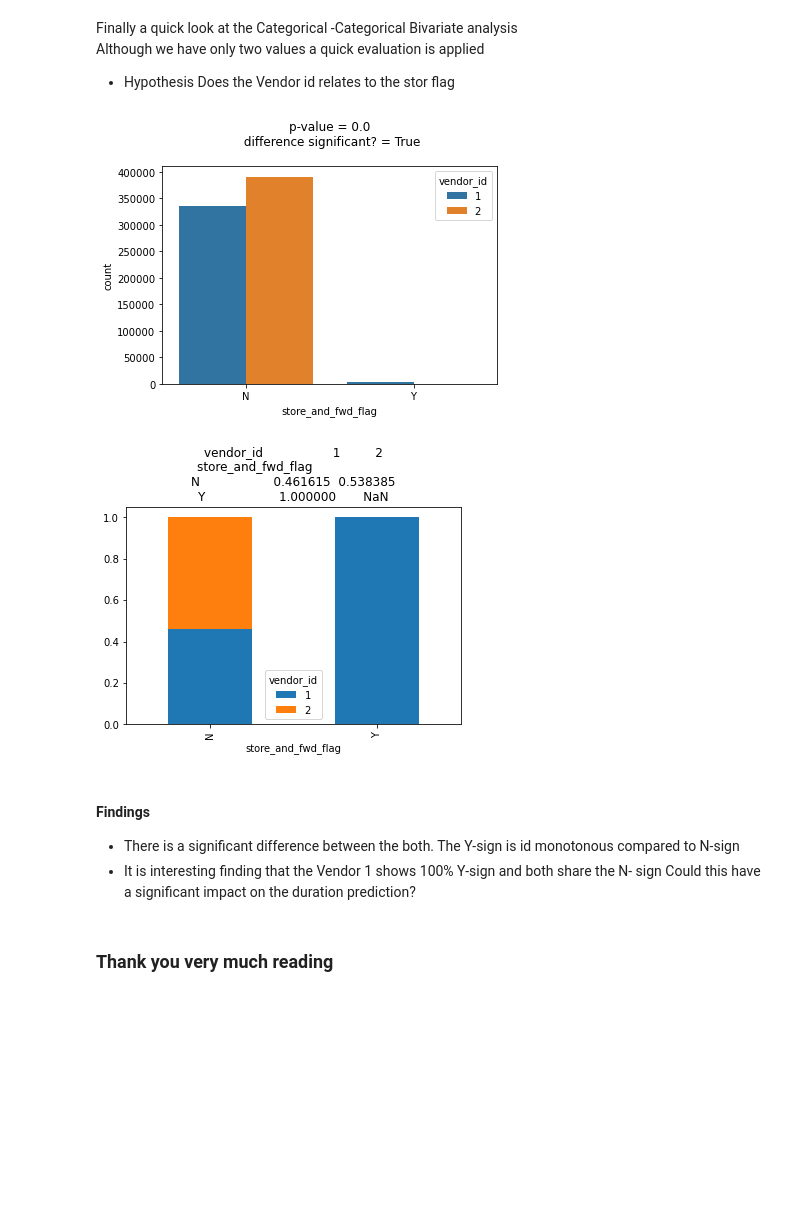
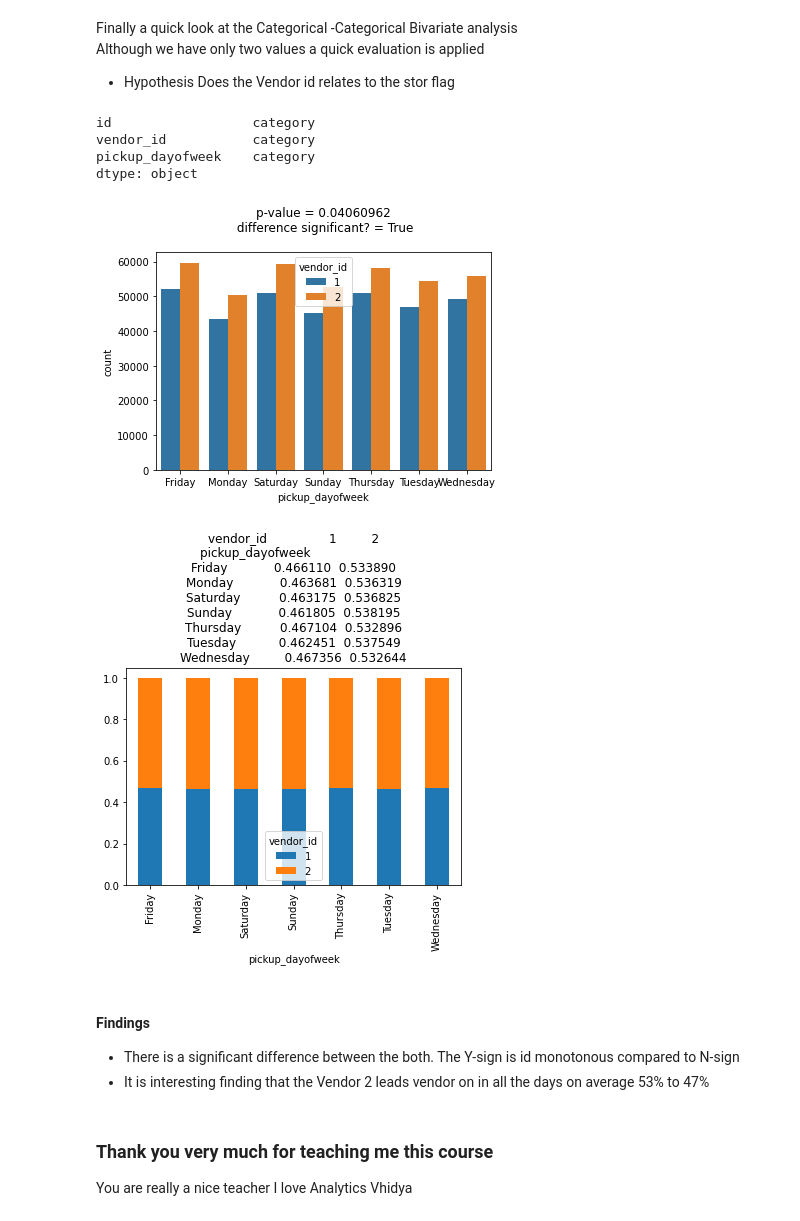
Before and after one commit to Pachinchin/Advanced-EDA, a Jupyter notebook: Taxi_trip_EDA.ipynb, the cells around one changed output. Saved outputs shown, nothing was run; the diff lists cells and outputs as text; code cells hidden in the pictures; blank space fills up the shorter version.

Commit message:
Analytics
More eda and advanced exploration

```diff
--- a/Taxi_trip_EDA.ipynb
+++ b/Taxi_trip_EDA.ipynb
@@ -168,7 +184,7 @@ new_df = pd.DataFrame({"pickup_year":      data['pickup_datetime'].dt.year,
                        "pickup_month":     data['pickup_datetime'].dt.week,
                        "pickup_day":       data['pickup_datetime'].dt.day,
                        "pickup_dayofyear": data['pickup_datetime'].dt.dayofyear,
-                       "pickup_dayofweek": data['pickup_datetime'].dt.weekday,
+                       "pickup_dayofweek": data['pickup_datetime'].dt.day_name(),
                        "pickup_quarter":    data['pickup_datetime'].dt.quarter,
                        "pickup_hour":      data['pickup_datetime'].dt.hour,
                        "pickup_minute":    data['pickup_datetime'].dt.minute
@@ -195,6 +211,6 @@ combined_data.head()
 # %%
 #drop the time data set
-combined_data = combined_data.drop(columns=['pickup_datetime','dropoff_datetime','trip_duration'])
+combined_data = combined_data.drop(columns=['pickup_datetime','trip_duration'])
 # %% [markdown]
 #### Get the distance travelled and the direction of the travel
 # %%
@@ -228,4 +244,7 @@ combined_data['direction'] = direction_array(combined_data['pickup_latitude'].va
                                           combined_data['dropoff_longitude'].values)
 # %% [markdown]
 ## Univariate analysis Numerical Variables
+# %%
+combined_data['pickup_dayofweek'] = combined_data['pickup_dayofweek'].astype('category')
+combined_data['id'] = combined_data['id'].astype('category')
 # %%
@@ -661,6 +744,15 @@ Finally a quick look at the Categorical -Categorical Bivariate analysis\
 Although we have only two values a quick evaluation is applied
 - Hypothesis
 Does the Vendor id relates to the stor flag
+# %%
+# isolating categorical datatypes
+categorical = combined_data.select_dtypes(exclude=['int64','float64','Int64'])[:]
+categorical.dtypes
+# %% [output]
+id                  category
+vendor_id           category
+pickup_dayofweek    category
+dtype: object
 # %%
 def BVA_categorical_plot(data, cat1, cat):
   '''
@@ -696,15 +788,16 @@ def BVA_categorical_plot(data, cat1, cat):
   ax1.plot(kind='bar', stacked='True',title=str(ax1))
   int_level = data[cat].value_counts()
 # %%
-BVA_categorical_plot(combined_data, 'vendor_id','store_and_fwd_flag')
+BVA_categorical_plot(combined_data, 'vendor_id','pickup_dayofweek')
 # %% [output]
-[figure, old version]
+[figure, new version]
-[figure, old version]
+[figure, new version]
 # %% [markdown]
 ####  Findings
 - There is a significant difference between the both. The Y-sign is id monotonous compared to N-sign
-- It is interesting finding that the Vendor 1 shows 100% Y-sign and both share the N- sign
-Could this have a significant impact on the duration prediction?
+- It is interesting finding that the Vendor 2 leads vendor on in all the days on average 53% to 47%
-# %% [markdown]
-
-### Thank you very much reading
+# %% [markdown]
+
+### Thank you very much for teaching me this course
+You are really a nice teacher
+I love Analytics Vhidya
```
Also changed, not shown: parts of 55 cells of this notebook, 1 other file.
